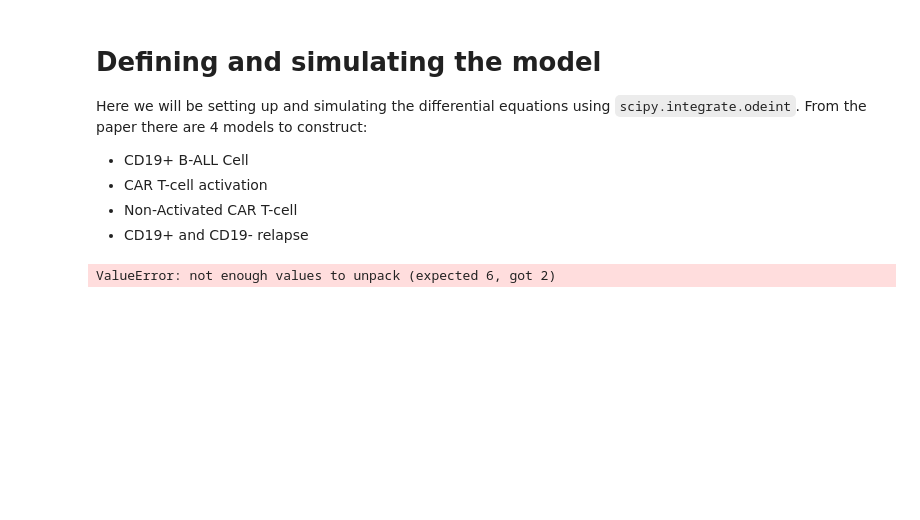
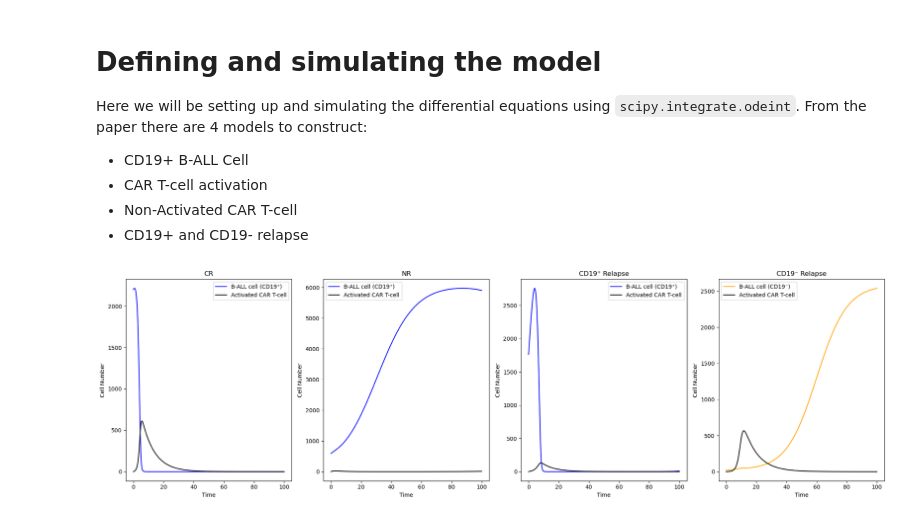
Before and after one commit to Rohan-Pandey1729/CAR-T-Cell, a Jupyter notebook: cart_modeling.ipynb, the cells around one changed output. Cells and saved outputs as stored; diff of their text form; code cells hidden in the pictures; blank space fills up the shorter version.

```diff
--- a/cart_modeling.ipynb
+++ b/cart_modeling.ipynb
@@ -44,18 +44,25 @@ def relapse(np_cells, nN, nTA, params):
     Calculates the derivative of CD19⁻ tumor cells.
     """
     r_N, n_c, k_m, e, k_b, K_N = params
-    dnN_dt = r_N * (1 - nN / n_c) * nN + k_m * np_cells - (e / k_b) * (nN / (nN + K_N)) * nTA
+    if k_b == 0:
+        term = 0
+    else:
+        term = (e / k_b) * (nN / (nN + K_N)) * nTA
+    dnN_dt = r_N * (1 - nN / n_c) * nN + k_m * np_cells - term
     return dnN_dt
 # %%
-# Combine the system of equations
 def car_t_cell_model(y, t, params):
     np_cells, nTA, nTN, nN = y
 
     # Unpack parameters for each function
-    params_cd19 = params[:4]              # [eta_p, n_c, e, K_p]
-    params_activation = params[4:9]       # [r_TA, K_r, k_A, K_A, l_TA]
-    params_non_activated = params[9:12]   # [k_A, K_A, l_TN]
-    params_relapse = params[12:]          # [eta_N, n_c, k_m, e, k_b, K_N]
+    # [r_p, n_c, e, K_p]
+    params_cd19 = params[:4]
+    # [r_TA, K_r, k_A, K_A, l_TA]
+    params_activation = params[4:9]
+    # [k_A, K_A, l_TN]
+    params_non_activated = [params[6], params[7], params[9]]
+    # [r_N, n_c, k_m, e, k_b, K_N]
+    params_relapse = params[10:]
 
     # Compute each derivative
     dnp_dt = cd19_b_all_cell(np_cells, nTA, params_cd19)
@@ -98 +102,8 @@ y0_cr = [
+# %%
+y0_cr = [
+    2200.24,  # np_cells (CD19⁺ B-ALL cells)
+    0,        # nTA (Activated CAR T-cells)
+    16.5,     # nTN (Non-Activated CAR T-cells)
+    0         # nN (CD19⁻ tumor cells)
+]
 # %%
@@ -167,4 +202,5 @@ y0_cd19_neg_relapse = [
 # %%
+# Simulation and plotting
 t = np.linspace(0, 100, 1000)
 
 results_cr = simulate_car_t_cell_model(y0_cr, params_cr, t)
@@ -174,39 +210,39 @@ results_cd19_neg_relapse = simulate_car_t_cell_model(y0_cd19_neg_relapse, params
 
 fig, axs = plt.subplots(1, 4, figsize=(20, 6))
 
-# Plot for CR (Continuous Remission)
+# Plot for CR (Complete Remission)
 axs[0].plot(t, results_cr[:, 0], label='B-ALL cell (CD19⁺)', color='blue')
-axs[0].plot(t, results_cr[:, 1], label='CAR T-cell', color='black')
+axs[0].plot(t, results_cr[:, 1], label='Activated CAR T-cell', color='black')
 axs[0].set_title('CR')
 axs[0].set_xlabel('Time')
 axs[0].set_ylabel('Cell Number')
 axs[0].legend()
 
 # Plot for NR (Non-Response)
 axs[1].plot(t, results_nr[:, 0], label='B-ALL cell (CD19⁺)', color='blue')
-axs[1].plot(t, results_nr[:, 1], label='CAR T-cell', color='black')
+axs[1].plot(t, results_nr[:, 1], label='Activated CAR T-cell', color='black')
 axs[1].set_title('NR')
 axs[1].set_xlabel('Time')
 axs[1].set_ylabel('Cell Number')
 axs[1].legend()
 
 # Plot for CD19⁺ Relapse
 axs[2].plot(t, results_cd19_pos_relapse[:, 0], label='B-ALL cell (CD19⁺)', color='blue')
-axs[2].plot(t, results_cd19_pos_relapse[:, 1], label='CAR T-cell', color='black')
-axs[2].set_title('CD19⁺ relapse')
+axs[2].plot(t, results_cd19_pos_relapse[:, 1], label='Activated CAR T-cell', color='black')
+axs[2].set_title('CD19⁺ Relapse')
 axs[2].set_xlabel('Time')
 axs[2].set_ylabel('Cell Number')
 axs[2].legend()
 
 # Plot for CD19⁻ Relapse
 axs[3].plot(t, results_cd19_neg_relapse[:, 3], label='B-ALL cell (CD19⁻)', color='orange')
-axs[3].plot(t, results_cd19_neg_relapse[:, 1], label='CAR T-cell', color='black')
-axs[3].set_title('CD19⁻ relapse')
+axs[3].plot(t, results_cd19_neg_relapse[:, 1], label='Activated CAR T-cell', color='black')
+axs[3].set_title('CD19⁻ Relapse')
 axs[3].set_xlabel('Time')
 axs[3].set_ylabel('Cell Number')
 axs[3].legend()
 
 plt.tight_layout()
 plt.show()
 # %% [output]
-ValueError: not enough values to unpack (expected 6, got 2)
+[figure, added]
```
Also changed, not shown: parts of 14 cells of this notebook, 1 other file.
